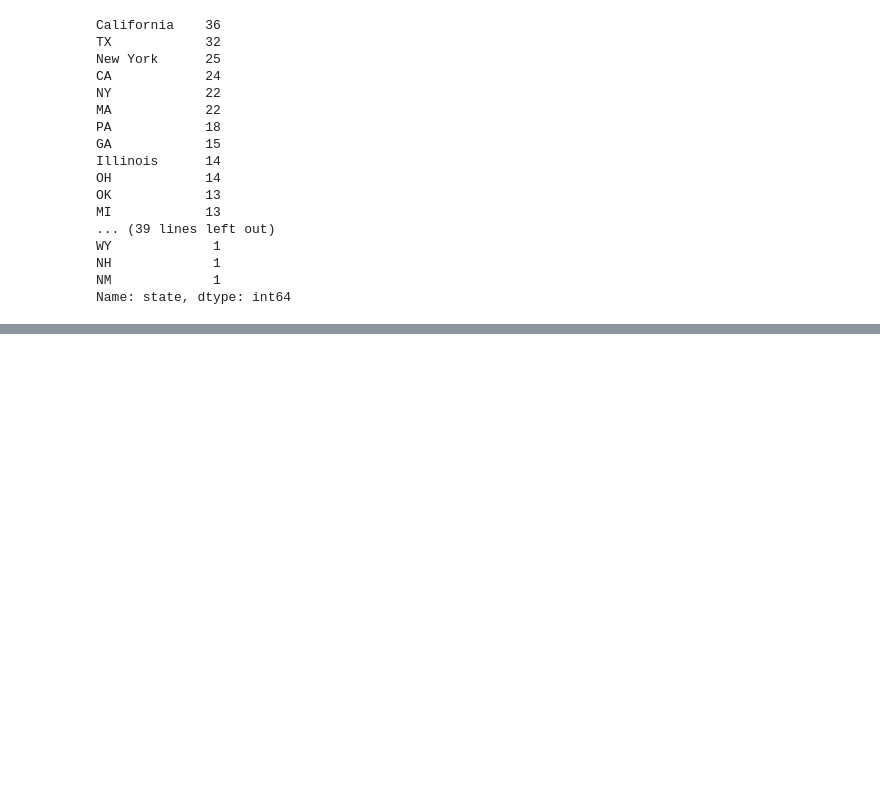
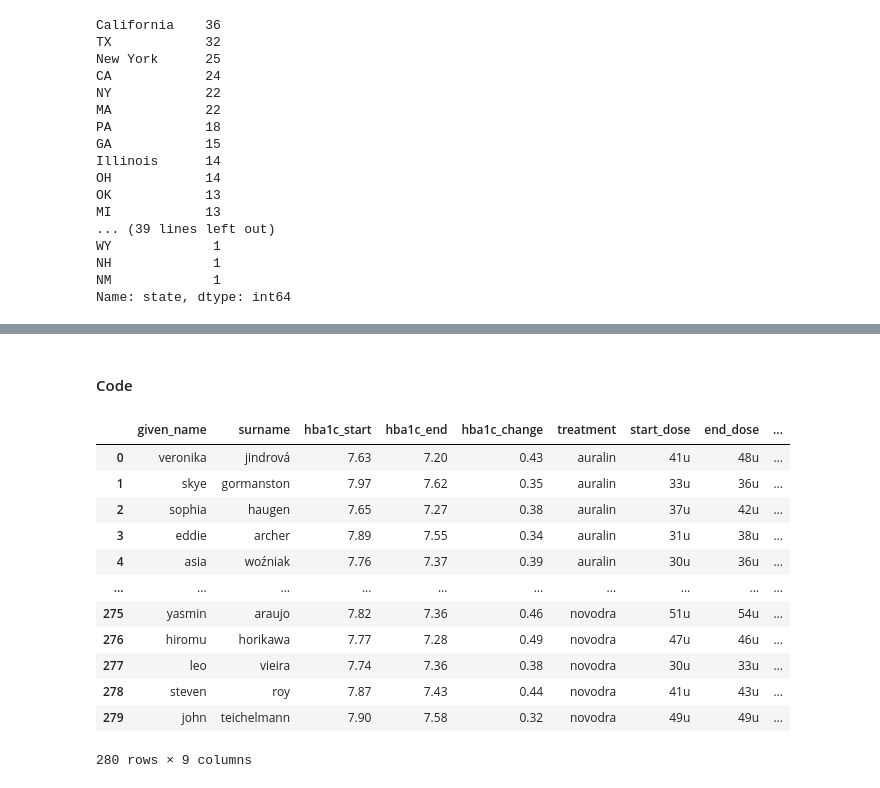
Before and after one commit to Bankrid/Auralin-Data-Analysis, a Jupyter notebook: Auralin.ipynb, the cells around one changed output, grey strips where cells are left out. Drawn from its saved outputs; the diff is of its cells as text; code cells hidden in the pictures; blank space fills up the shorter version.

Commit message:
wrangling: gather, assess and cleaning

```diff
--- a/Auralin.ipynb
+++ b/Auralin.ipynb
@@ -319,0 +340,4 @@ memory usage: 15.4+ KB
+# %%
+treatment_clean = treatment_df.copy()
+patient_clean = patient_df.copy()
+adverse_clean = adverse_df.copy()
@@ -319,0 +355,3 @@ memory usage: 15.4+ KB
+# %%
+# recalculate hba1c_change  and replace the old values with the new one
+treatment_clean["hba1c_change"] = treatment_clean["hba1c_start"] - treatment_clean["hba1c_end"]
@@ -319,0 +412,2 @@ memory usage: 15.4+ KB
+# %% [markdown]
+#### Code
@@ -319,0 +423,18 @@ memory usage: 15.4+ KB
+# %%
+# melt auralin and novodra columns into treatment, start_dose and end_dose
+
+id_vars = ['given_name', 'surname', 'hba1c_start', 'hba1c_end', 'hba1c_change']
+value_vars = ['auralin', 'novodra']
+treatment_clean = pd.melt(frame = treatment_clean, id_vars = id_vars, value_vars = value_vars, var_name = 'treatment', value_name = "dose")
+
+# select entries where dose is not -
+treatment_clean = treatment_clean[treatment_clean.dose != '-']
+
+# split dose to start and end_dose and drop dose
+treatment_clean[['start_dose', 'end_dose']] = treatment_clean['dose'].str.split('-', expand = True)
+
+# drop dose column
+treatment_clean.drop('dose', axis = 1, inplace = True)
+# %%
+# join adverse_clean with treatment clean
+complete_treatment = pd.merge(left = treatment_clean, right = adverse_clean, on = ['given_name', 'surname'], how = 'left')
@@ -319,0 +443,16 @@ memory usage: 15.4+ KB
+# %%
+complete_treatment
+# %% [output]
+|  | given_name | surname | hba1c_start | hba1c_end | hba1c_change | treatment | start_dose | end_dose | ... |
+| 0 | veronika | jindrová | 7.63 | 7.20 | 0.43 | auralin | 41u | 48u | ... |
+| 1 | skye | gormanston | 7.97 | 7.62 | 0.35 | auralin | 33u | 36u | ... |
+| 2 | sophia | haugen | 7.65 | 7.27 | 0.38 | auralin | 37u | 42u | ... |
+| 3 | eddie | archer | 7.89 | 7.55 | 0.34 | auralin | 31u | 38u | ... |
+| 4 | asia | woźniak | 7.76 | 7.37 | 0.39 | auralin | 30u | 36u | ... |
+| ... | ... | ... | ... | ... | ... | ... | ... | ... | ... |
+| 275 | yasmin | araujo | 7.82 | 7.36 | 0.46 | novodra | 51u | 54u | ... |
+| 276 | hiromu | horikawa | 7.77 | 7.28 | 0.49 | novodra | 47u | 46u | ... |
+| 277 | leo | vieira | 7.74 | 7.36 | 0.38 | novodra | 30u | 33u | ... |
+| 278 | steven | roy | 7.87 | 7.43 | 0.44 | novodra | 41u | 43u | ... |
+| 279 | john | teichelmann | 7.90 | 7.58 | 0.32 | novodra | 49u | 49u | ... |
+280 rows × 9 columns
```
Also changed, not shown: parts of 41 cells of this notebook, 1 other file.
